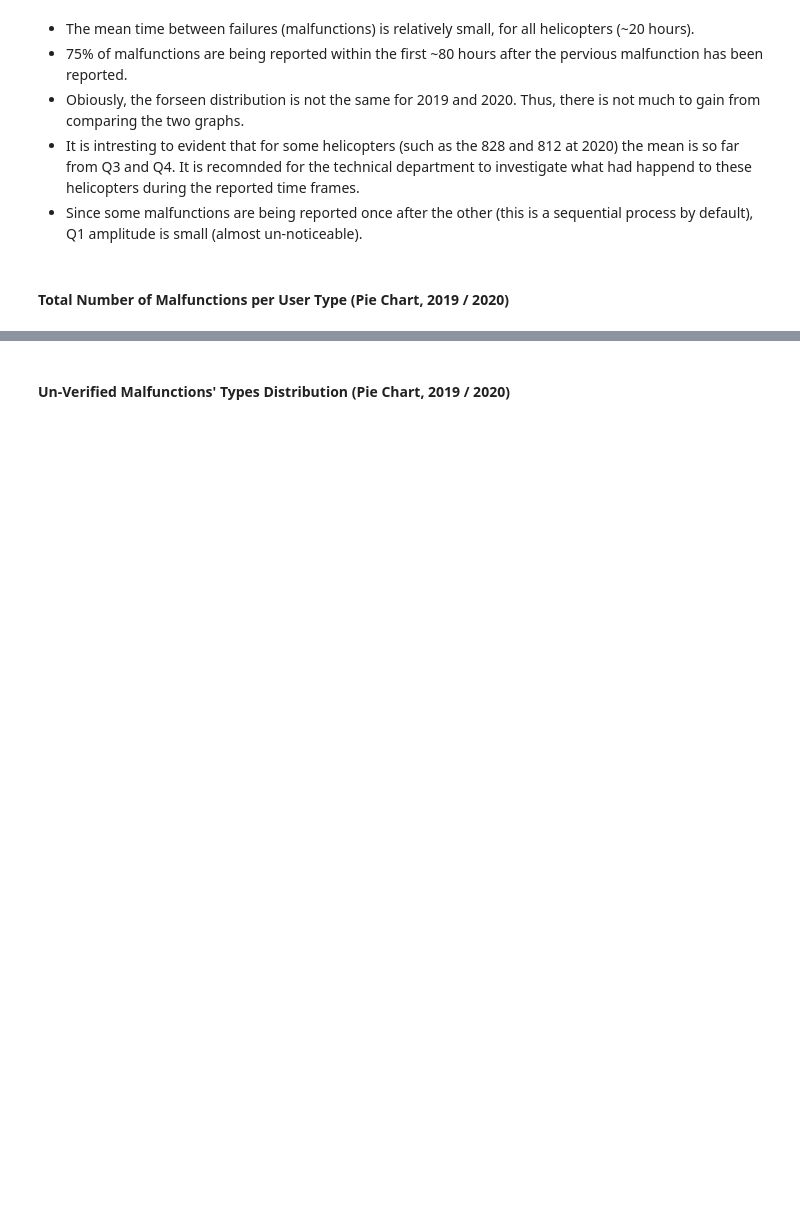
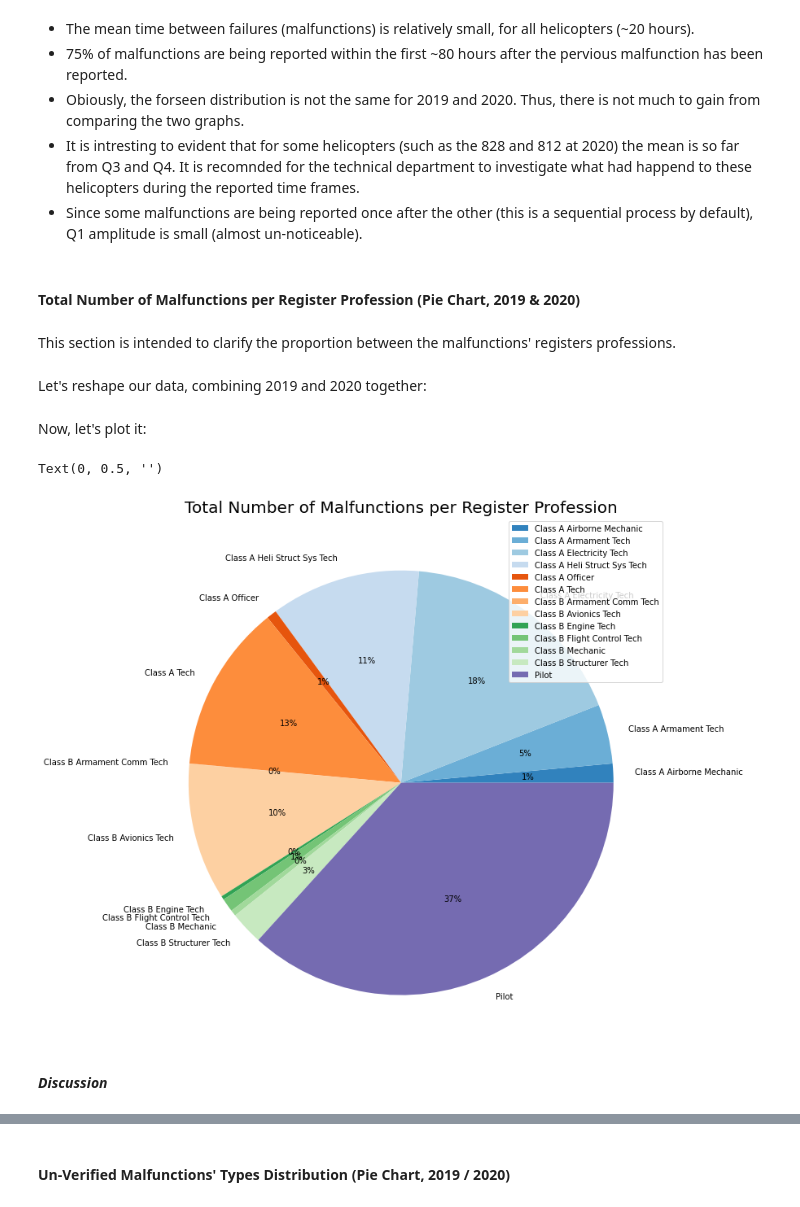
Before and after one commit to elront/Data_Sceince_Project, a Jupyter notebook: Data_science_workshop_project.ipynb, the cells around one changed output, grey strips where cells are left out. Cells and saved outputs as stored; diff of their text form; code cells hidden in the pictures; blank space fills up the shorter version.

```diff
--- a/Data_science_workshop_project.ipynb
+++ b/Data_science_workshop_project.ipynb
@@ -1769,4 +1774,29 @@ plot_2019.tick_params(labelsize = 13)
 * It is intresting to evident that for some helicopters (such as the 828 and 812 at 2020) the mean is so far from Q3 and Q4. It is recomnded for the technical department to investigate what had happend to these helicopters during the reported time frames.
 * Since some malfunctions are being reported once after the other (this is a sequential process by default), Q1 amplitude is small (almost un-noticeable).
 # %% [markdown]
-#### Total Number of Malfunctions per User Type (Pie Chart, 2019 / 2020)
+#### Total Number of Malfunctions per Register Profession (Pie Chart, 2019 & 2020)
+# %% [markdown]
+This section is intended to clarify the proportion between the malfunctions' registers professions.
+# %% [markdown]
+Let's reshape our data, combining 2019 and 2020 together:
+# %%
+# Concat 2019 and 2020 malfunctions data. Then, group the relavent data, into a new dataframe.
+register_profession_malf_df = pd.concat([malf_df_2019, malf_df_2020])
+register_profession_malf_df = pd.DataFrame(register_profession_malf_df.groupby
+                                           (["Register Profession"])["System"].count())
+
+# Rename the the column name.
+register_profession_malf_df.rename(columns={"System": "Number of Malfunctions"}, inplace = True)
+# %% [markdown]
+Now, let's plot it:
+# %%
+# Plot.
+plot = register_profession_malf_df.plot.pie(y = 'Number of Malfunctions', figsize=(12, 12),
+                                            autopct='%1.0f%%', colors=plt.cm.tab20c.colors)
+plot.set_title("Total Number of Malfunctions per Register Profession", fontsize = 20)
+plot.set_ylabel("", fontsize = 15)
+# %% [output]
+Text(0, 0.5, '')
+[figure, added]
+# %% [markdown]
+***Discussion***
```
Also changed, not shown: parts of 8 cells of this notebook.
